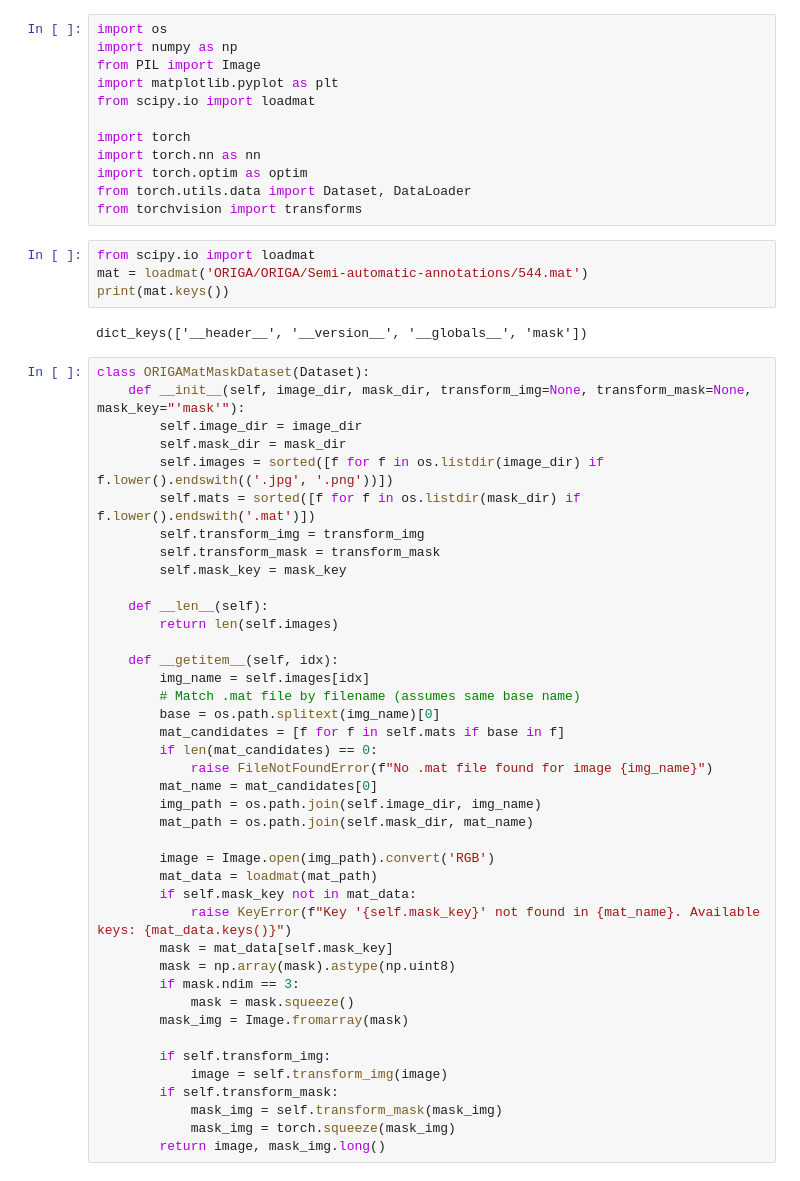
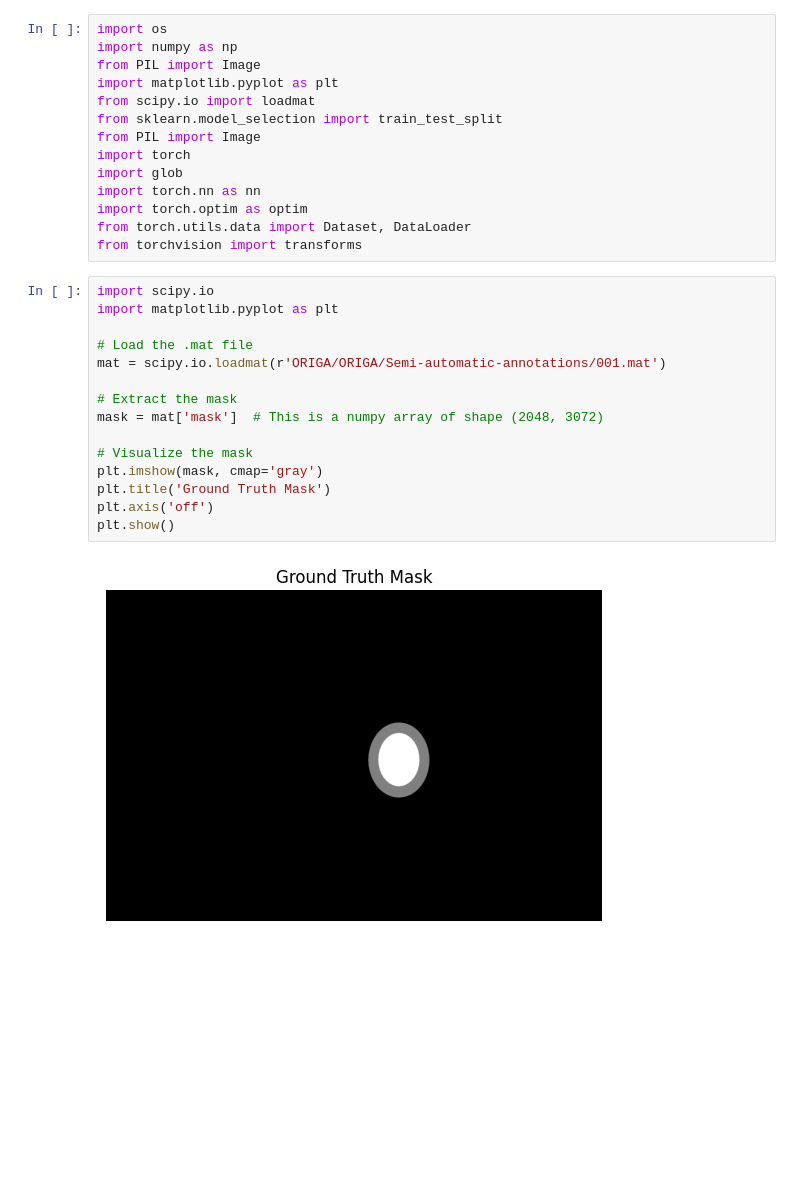
Before and after one commit to Aymanahmed-23/Glucoma-detection, a Jupyter notebook: od_oc_segmentation.ipynb, the cells around one changed output. Cells and saved outputs as stored; diff of their text form; blank space fills up the shorter version.

```diff
--- a/od_oc_segmentation.ipynb
+++ b/od_oc_segmentation.ipynb
@@ -4,57 +4,29 @@ import numpy as np
 from PIL import Image
 import matplotlib.pyplot as plt
 from scipy.io import loadmat
-
+from sklearn.model_selection import train_test_split
+from PIL import Image
 import torch
+import glob
 import torch.nn as nn
 import torch.optim as optim
 from torch.utils.data import Dataset, DataLoader
 from torchvision import transforms
-# %%
-from scipy.io import loadmat
-mat = loadmat('ORIGA/ORIGA/Semi-automatic-annotations/544.mat')
-print(mat.keys())
-# %% [output]
-dict_keys(['__header__', '__version__', '__globals__', 'mask'])
-# %%
-class ORIGAMatMaskDataset(Dataset):
-    def __init__(self, image_dir, mask_dir, transform_img=None, transform_mask=None, mask_key="'mask'"):
-        self.image_dir = image_dir
-        self.mask_dir = mask_dir
-        self.images = sorted([f for f in os.listdir(image_dir) if f.lower().endswith(('.jpg', '.png'))])
-        self.mats = sorted([f for f in os.listdir(mask_dir) if f.lower().endswith('.mat')])
-        self.transform_img = transform_img
-        self.transform_mask = transform_mask
-        self.mask_key = mask_key
-
-    def __len__(self):
-        return len(self.images)
-
-    def __getitem__(self, idx):
-        img_name = self.images[idx]
-        # Match .mat file by filename (assumes same base name)
-        base = os.path.splitext(img_name)[0]
-        mat_candidates = [f for f in self.mats if base in f]
-        if len(mat_candidates) == 0:
-            raise FileNotFoundError(f"No .mat file found for image {img_name}")
-        mat_name = mat_candidates[0]
-        img_path = os.path.join(self.image_dir, img_name)
-        mat_path = os.path.join(self.mask_dir, mat_name)
-
-        image = Image.open(img_path).convert('RGB')
-        mat_data = loadmat(mat_path)
-        if self.mask_key not in mat_data:
-            raise KeyError(f"Key '{self.mask_key}' not found in {mat_name}. Available keys: {mat_data.keys()}")
-        mask = mat_data[self.mask_key]
-        mask = np.array(mask).astype(np.uint8)
-        if mask.ndim == 3:
-            mask = mask.squeeze()
-        mask_img = Image.fromarray(mask)
-
-        if self.transform_img:
-            image = self.transform_img(image)
-        if self.transform_mask:
-            mask_img = self.transform_mask(mask_img)
-            mask_img = torch.squeeze(mask_img)
-        return image, mask_img.long()
+# %%
+import scipy.io
+import matplotlib.pyplot as plt
+
+# Load the .mat file
+mat = scipy.io.loadmat(r'ORIGA/ORIGA/Semi-automatic-annotations/001.mat')
+
+# Extract the mask
+mask = mat['mask']  # This is a numpy array of shape (2048, 3072)
+
+# Visualize the mask
+plt.imshow(mask, cmap='gray')
+plt.title('Ground Truth Mask')
+plt.axis('off')
+plt.show()
+# %% [output]
+[figure, added]
 # %%
```
Also changed, not shown: parts of 14 cells of this notebook.
